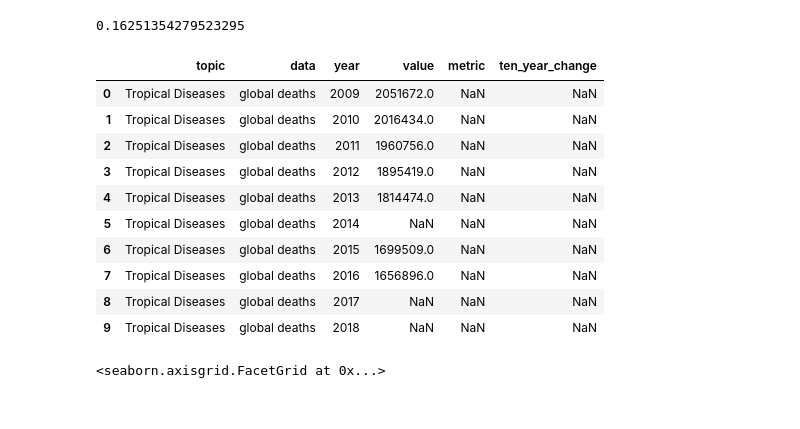
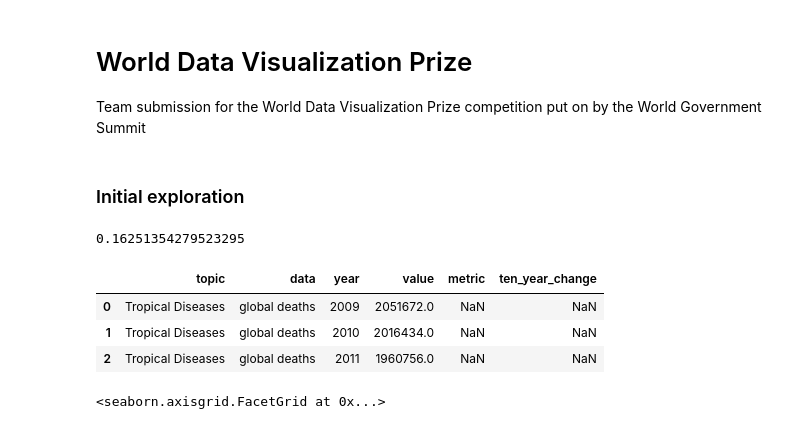
Before and after one commit to simonabors/worlddataviz, a Jupyter notebook: What_just_happened_viz.ipynb, the cells around one changed output. Drawn from its saved outputs; the diff is of its cells as text; code cells hidden in the pictures.

```diff
--- a/What_just_happened_viz.ipynb
+++ b/What_just_happened_viz.ipynb
@@ -1,8 +1,14 @@
+# %% [markdown]
+# World Data Visualization Prize
+
+Team submission for the World Data Visualization Prize competition put on by the World Government Summit
 # %%
 from matplotlib import pyplot as plt
 import pandas as pd
 import seaborn as sns
 import numpy as np
+# %% [markdown]
+### Initial exploration
 # %%
 ten_year_df = pd.read_csv('./data/World Dataviz Prize 2023 - What Just Happened_pivot.csv')
 # %%
@@ -11,19 +17,12 @@ ten_year_df['value'].isna().sum()/len(ten_year_df['value']) # 16% NA
 # %% [output]
 0.16251354279523295
 # %%
-ten_year_df.head(10)
+ten_year_df.head(3)
 # %% [output]
 |  | topic | data | year | value | metric | ten_year_change |
 | 0 | Tropical Diseases | global deaths | 2009 | 2051672.0 | NaN | NaN |
 | 1 | Tropical Diseases | global deaths | 2010 | 2016434.0 | NaN | NaN |
 | 2 | Tropical Diseases | global deaths | 2011 | 1960756.0 | NaN | NaN |
-| 3 | Tropical Diseases | global deaths | 2012 | 1895419.0 | NaN | NaN |
-| 4 | Tropical Diseases | global deaths | 2013 | 1814474.0 | NaN | NaN |
-| 5 | Tropical Diseases | global deaths | 2014 | NaN | NaN | NaN |
-| 6 | Tropical Diseases | global deaths | 2015 | 1699509.0 | NaN | NaN |
-| 7 | Tropical Diseases | global deaths | 2016 | 1656896.0 | NaN | NaN |
-| 8 | Tropical Diseases | global deaths | 2017 | NaN | NaN | NaN |
-| 9 | Tropical Diseases | global deaths | 2018 | NaN | NaN | NaN |
 # %%
 # merge topic and data for plotting
 ten_year_df_merged = ten_year_df.copy()
```
Also changed, not shown: parts of 12 cells of this notebook.
